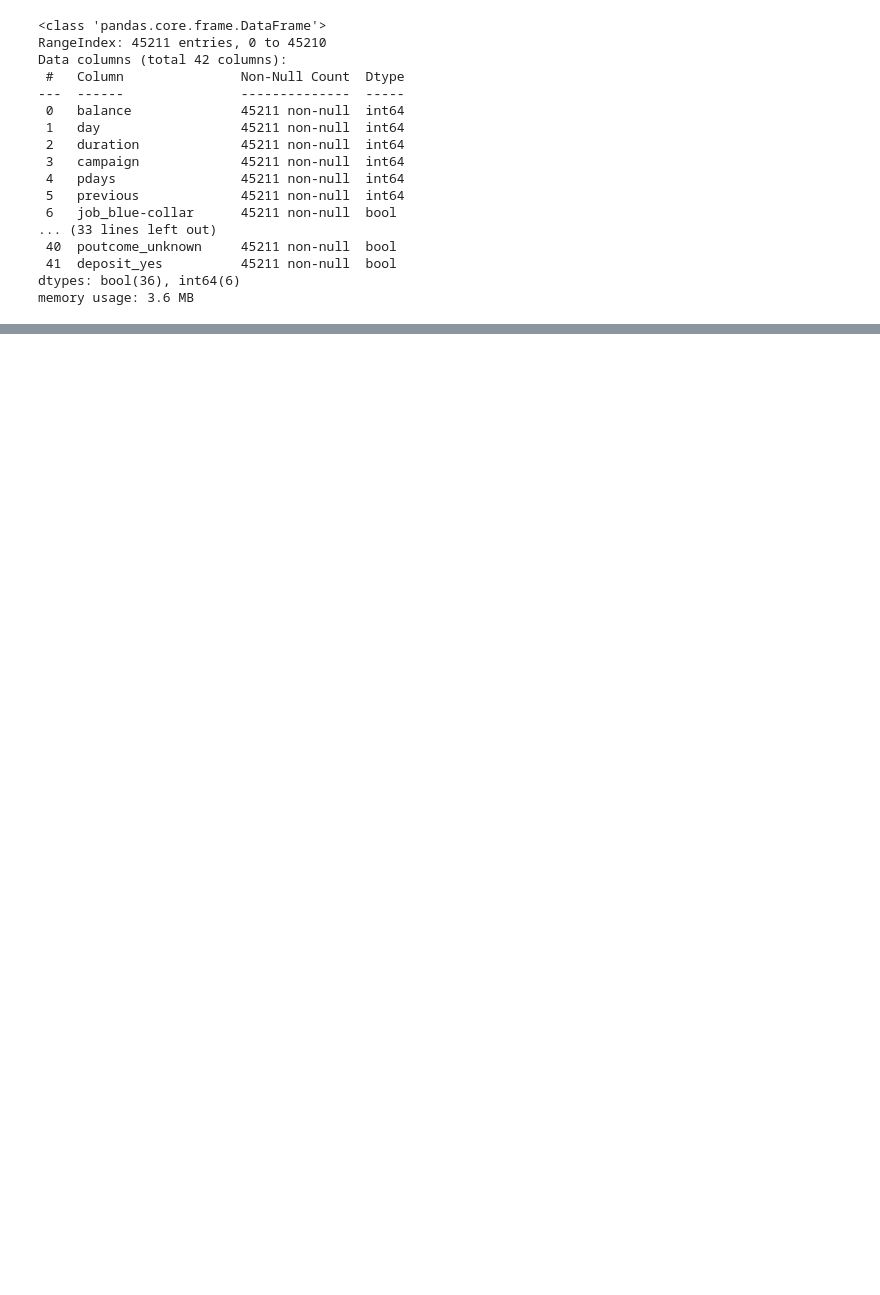
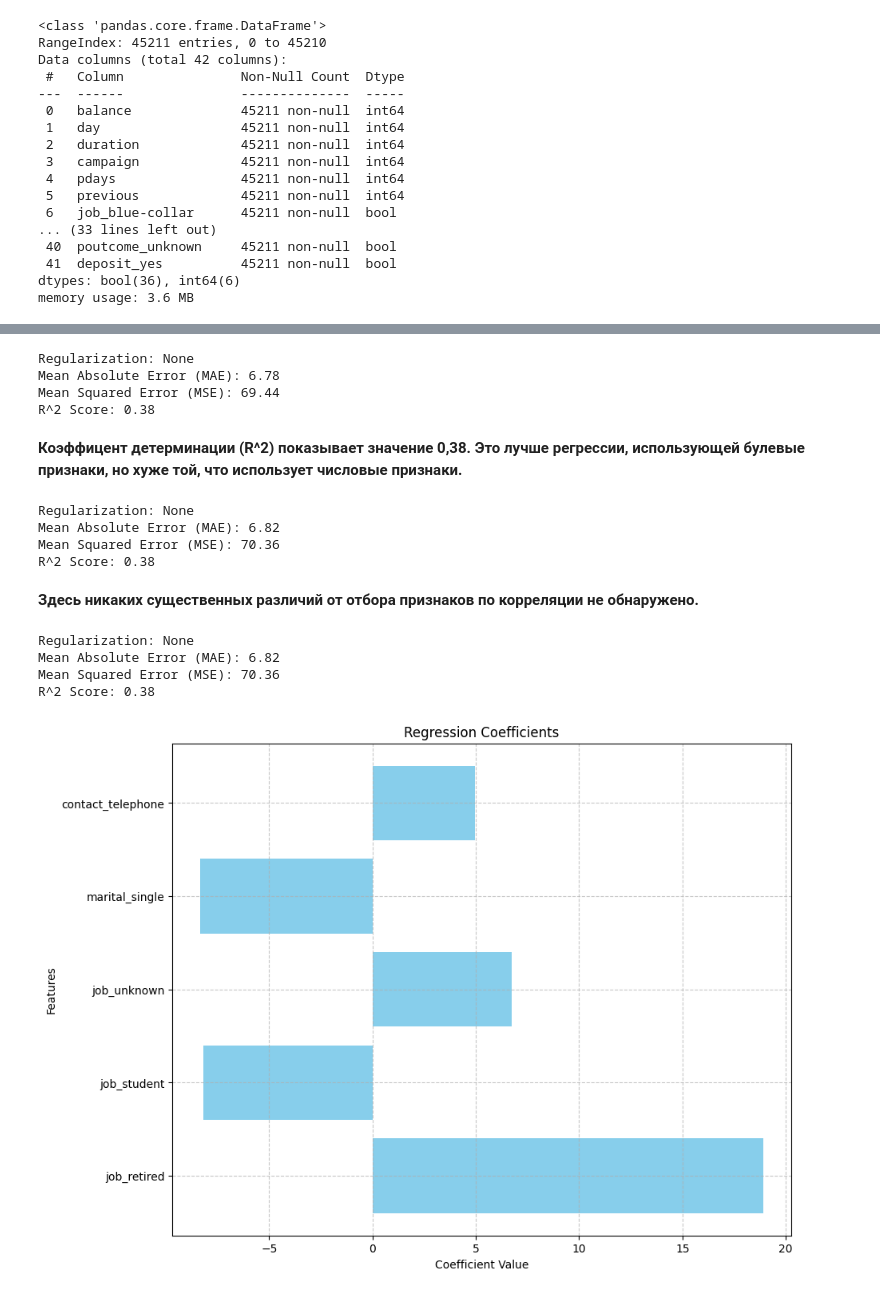
Before and after one commit to SirvavialTAG/MachineLearning, a Jupyter notebook: Lab5.ipynb, the cells around one changed output, grey strips where cells are left out. Saved outputs shown, nothing was run; the diff lists cells and outputs as text; code cells hidden in the pictures; blank space fills up the shorter version.

```diff
--- a/Lab5.ipynb
+++ b/Lab5.ipynb
@@ -278,0 +322,71 @@ memory usage: 3.6 MB
+# %%
+from sklearn.feature_selection import RFE
+from sklearn.linear_model import LinearRegression
+
+def select_features_rfe(X, y, max_features=5):
+    # Инициализация модели линейной регрессии
+    model = LinearRegression()
+
+    # RFE с указанным количеством признаков
+    selector = RFE(model, n_features_to_select=max_features)
+    selector = selector.fit(X, y)
+
+    # Отбор признаков
+    selected_features = X.columns[selector.support_]
+
+    # Возвращаем X и y с отобранными признаками
+    return X[selected_features], y
+# %%
+# Используем отбор на основе корреляции
+X_selected_corr, y_selected_corr = select_features_correlation(X, y, max_features=5)
+
+# Используем отбор с помощью RFE
+X_selected_rfe, y_selected_rfe = select_features_rfe(X, y, max_features=5)
+# %%
+resolve_regression(X_selected_corr, y_selected_corr)
+None
+# %% [output]
+Regularization: None
+Mean Absolute Error (MAE): 6.78
+Mean Squared Error (MSE): 69.44
+R^2 Score: 0.38
+# %% [markdown]
+**Коэффицент детерминации (R^2) показывает значение 0,38. Это лучше регрессии, использующей булевые признаки, но хуже той, что использует числовые признаки.**
+# %%
+resolve_regression(X_selected_rfe, y_selected_rfe)
+None
+# %% [output]
+Regularization: None
+Mean Absolute Error (MAE): 6.82
+Mean Squared Error (MSE): 70.36
+R^2 Score: 0.38
+# %% [markdown]
+**Здесь никаких существенных различий от отбора признаков по корреляции не обнаружено.**
+# %%
+import matplotlib.pyplot as plt
+
+def plot_regression_coefficients(model, feature_names):
+    # Извлекаем коэффициенты регрессии
+    coefficients = model.coef_
+
+    # Создаем столбчатую диаграмму для визуализации коэффициентов
+    plt.figure(figsize=(10, 8))
+    plt.barh(feature_names, coefficients, color='skyblue')
+    plt.xlabel("Coefficient Value")
+    plt.ylabel("Features")
+    plt.title("Regression Coefficients")
+    plt.grid(True, linestyle='--', alpha=0.7)
+    plt.show()
+
+# Пример использования:
+# Сначала выполним линейную регрессию
+model, X_train, X_test, y_train, y_test = resolve_regression(X_selected_rfe, y_selected_rfe, None)
+
+# Визуализация коэффициентов регрессии
+plot_regression_coefficients(model, X_selected_rfe.columns)
+# %% [output]
+Regularization: None
+Mean Absolute Error (MAE): 6.82
+Mean Squared Error (MSE): 70.36
+R^2 Score: 0.38
+[figure, added]
```
Also changed, not shown: parts of 31 cells of this notebook.
